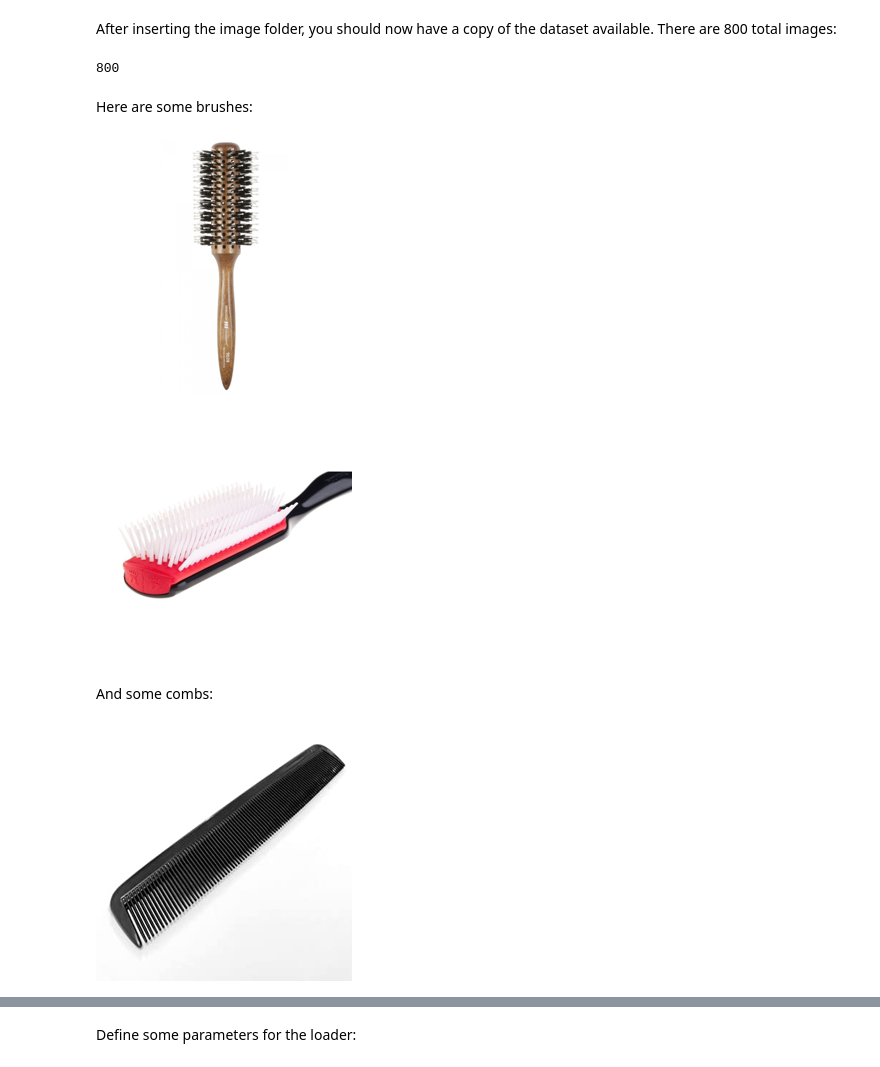
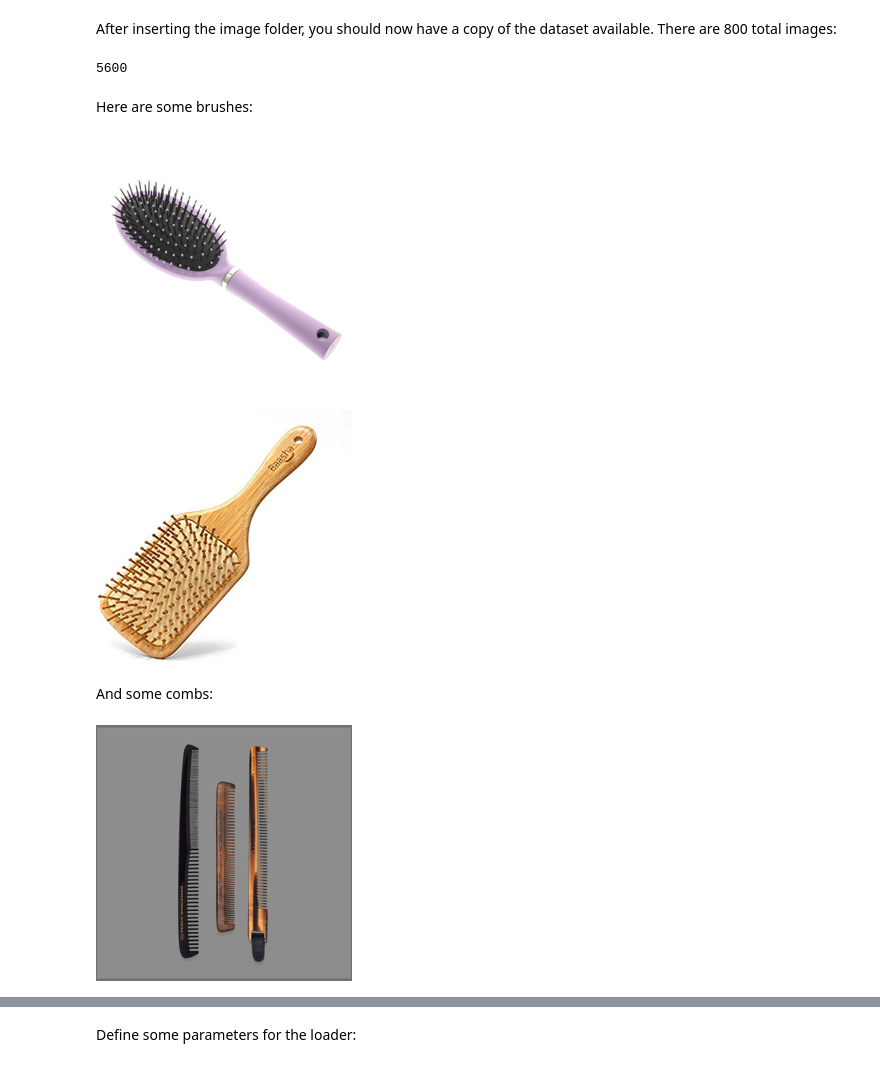
Before and after one commit to dannyalharris/ImageClassificationMethods, a Jupyter notebook: method/ML1_Convolutional_Neural_Network_Method.ipynb, the cells around one changed output, grey strips where cells are left out. Cells and saved outputs as stored; diff of their text form; code cells hidden in the pictures.

```diff
--- a/method/ML1_Convolutional_Neural_Network_Method.ipynb
+++ b/method/ML1_Convolutional_Neural_Network_Method.ipynb
@@ -51,28 +31,33 @@ data_dir = pathlib.Path(path)
+# %%
+main_project_path = r"C:\Users\danny\OneDrive - bwedu\EU4M MASTER SUBJECTS\SEMESTER 2\Kuenstliche Intelligenz\AI\ImageClassificationMethods\dataset"
+# main_project_path = r"C:\Users\KylieOng\Documents\GitHub\ImageClassificationMethods"
+
+data_dir = pathlib.Path(main_project_path)
 # %% [markdown]
 After inserting the image folder, you should now have a copy of the dataset available. There are 800 total images:
 # %%
-image_count = len(list(data_dir.glob('*/*.png')))
+image_count = len(list(data_dir.glob('*\*.png')))
 print(image_count)
 # %% [output]
-800
+5600
 # %% [markdown]
 Here are some brushes:
 # %%
-bürste = list(data_dir.glob("Bürste/*"))
-PIL.Image.open(str(bürste[0]))
+buerste = list(data_dir.glob("Buerste\*"))
+PIL.Image.open(str(buerste[0]))
 # %% [output]
-[figure, old version]
+[figure, new version]
 # %%
-PIL.Image.open(str(bürste[1]))
+PIL.Image.open(str(buerste[1]))
 # %% [output]
-[figure, old version]
+[figure, new version]
 # %% [markdown]
 And some combs:
 # %%
-kamm = list(data_dir.glob("Kamm/*"))
+kamm = list(data_dir.glob("Kamm\*"))
 PIL.Image.open(str(kamm[0]))
 # %% [output]
-[figure, old version]
+[figure, new version]
 # %%
 PIL.Image.open(str(kamm[1]))
 # %% [output]
```
Also changed, not shown: parts of 54 cells of this notebook, 20 other files.
